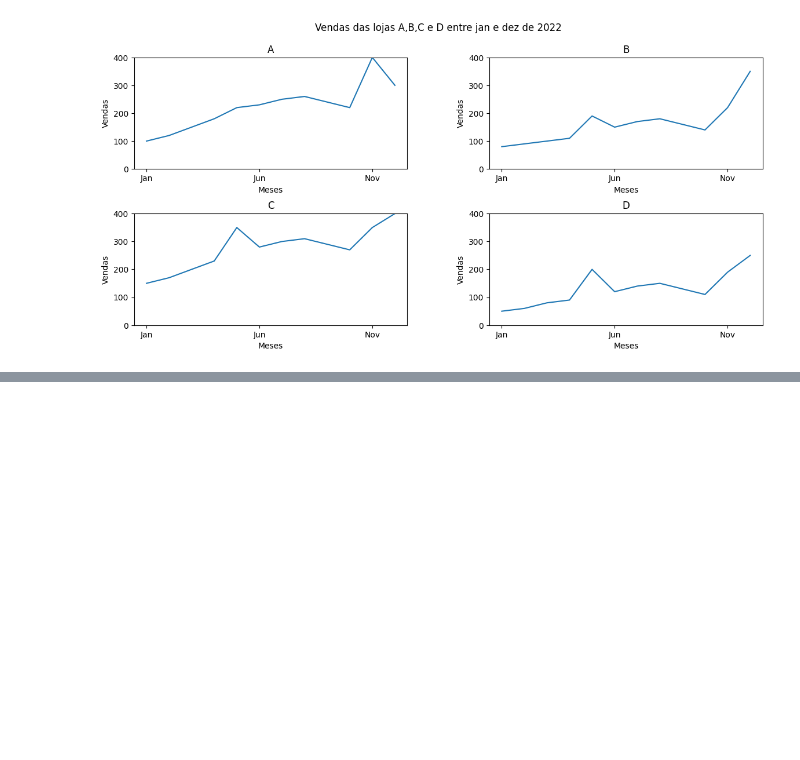
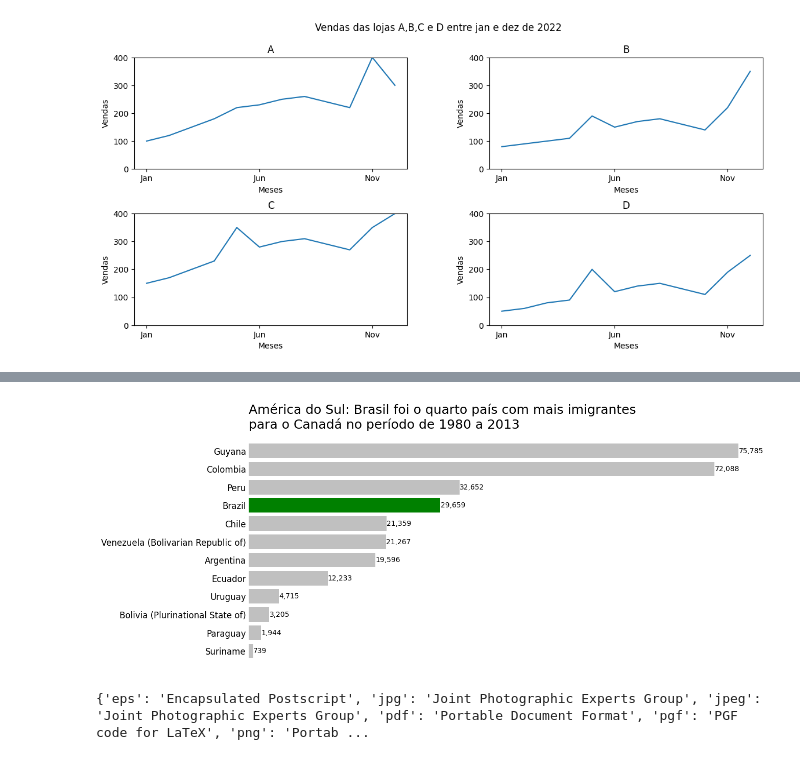
Before and after one commit to GustavoYamashita/Data_Viz_Python, a Jupyter notebook: DataViz_Python.ipynb, the cells around one changed output, grey strips where cells are left out. Cells and saved outputs as stored; diff of their text form; code cells hidden in the pictures; blank space fills up the shorter version.

```diff
--- a/DataViz_Python.ipynb
+++ b/DataViz_Python.ipynb
@@ -309,0 +396,35 @@ plt.show()
+# %%
+america_sul_sorted = america_sul.sort_values('Total',ascending=True)
+
+cores = []
+
+for pais in america_sul_sorted.index:
+  if pais == 'Brazil':
+    cores.append('green')
+  else: cores.append('silver')
+
+fig, ax = plt.subplots(figsize=(13,6))
+ax.barh(america_sul_sorted.index, america_sul_sorted['Total'], color = cores)
+ax.set_title('América do Sul: Brasil foi o quarto país com mais imigrantes\npara o Canadá no período de 1980 a 2013',loc='left',fontsize=18)
+ax.set_xlabel('Número de imigrantes', fontsize = 14)
+ax.set_ylabel('', fontsize = 14)
+ax.xaxis.set_tick_params(labelsize=12)
+ax.yaxis.set_tick_params(labelsize=12)
+
+for i, v in enumerate(america_sul_sorted['Total']):
+  ax.text(v+20, i, '{:,.0f}'.format(v), color = 'black', fontsize=10, ha='left',va='center')
+
+
+ax.set_frame_on(False)
+ax.get_xaxis().set_visible(False)
+ax.tick_params(axis='both', which='both', length=0)
+
+fig.savefig('imigracao_america_sul.png',transparent=False, dpi=300, bbox_inches='tight')
+
+plt.show()
+# %% [output]
+[figure, added]
+# %%
+print(fig.canvas.get_supported_filetypes())
+# %% [output]
+{'eps': 'Encapsulated Postscript', 'jpg': 'Joint Photographic Experts Group', 'jpeg': 'Joint Photographic Experts Group', 'pdf': 'Portable Document Format', 'pgf': 'PGF code for LaTeX', 'png': 'Portab ...
```
Also changed, not shown: parts of 9 cells of this notebook.
